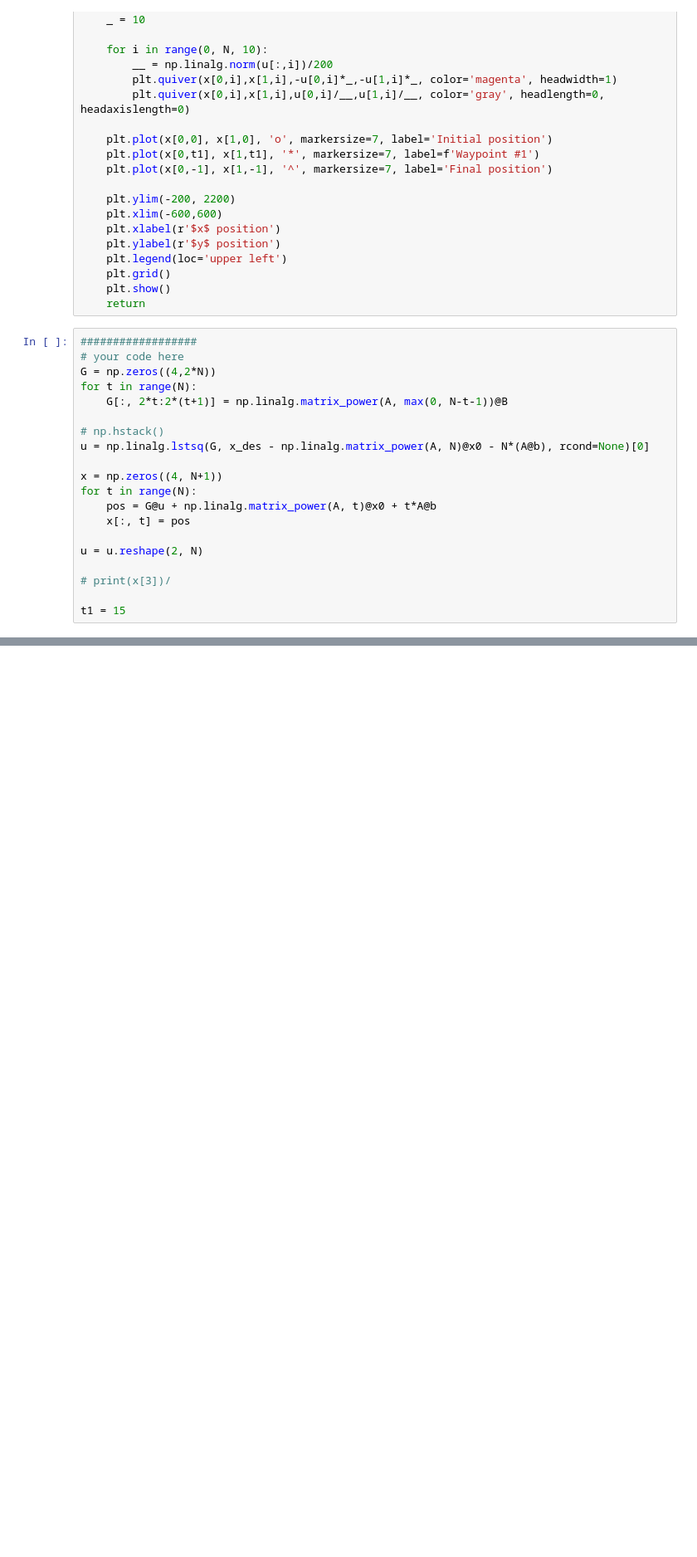
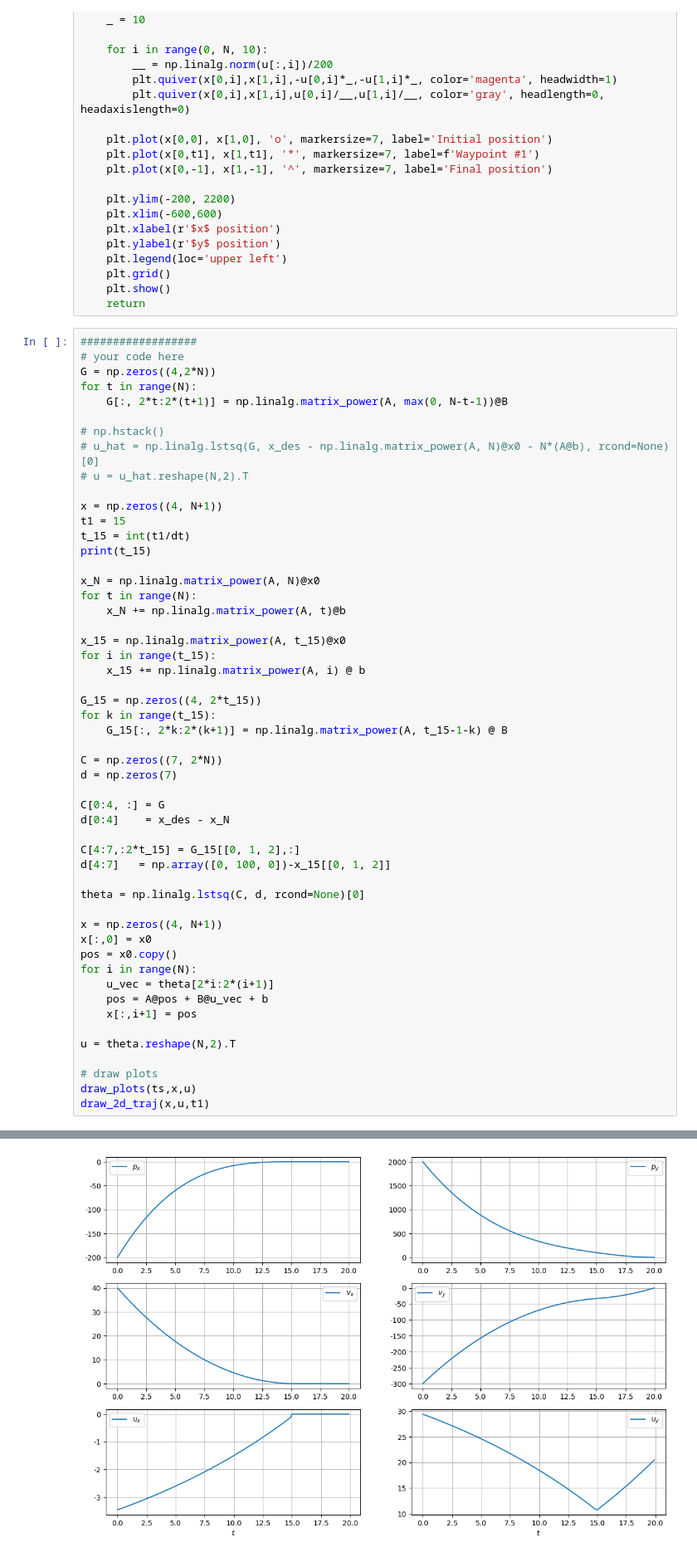
Before and after one commit to kar7mp5/Linear-Algebra-Study, a Jupyter notebook: final_term.ipynb, the cells around one changed output, grey strips where cells are left out. Shown: that part at 83% size. Drawn from its saved outputs; the diff is of its cells as text; blank space fills up the shorter version.

```diff
--- a/final_term.ipynb
+++ b/final_term.ipynb
@@ -197,15 +197,48 @@ for t in range(N):
     G[:, 2*t:2*(t+1)] = np.linalg.matrix_power(A, max(0, N-t-1))@B
 
 # np.hstack()
-u = np.linalg.lstsq(G, x_des - np.linalg.matrix_power(A, N)@x0 - N*(A@b), rcond=None)[0]
+# u_hat = np.linalg.lstsq(G, x_des - np.linalg.matrix_power(A, N)@x0 - N*(A@b), rcond=None)[0]
+# u = u_hat.reshape(N,2).T
 
 x = np.zeros((4, N+1))
+t1 = 15
+t_15 = int(t1/dt)
+print(t_15)
+
+x_N = np.linalg.matrix_power(A, N)@x0
 for t in range(N):
-    pos = G@u + np.linalg.matrix_power(A, t)@x0 + t*A@b
-    x[:, t] = pos
+    x_N += np.linalg.matrix_power(A, t)@b
 
-u = u.reshape(2, N)
+x_15 = np.linalg.matrix_power(A, t_15)@x0
+for i in range(t_15):
+    x_15 += np.linalg.matrix_power(A, i) @ b
 
-# print(x[3])/
+G_15 = np.zeros((4, 2*t_15))
+for k in range(t_15):
+    G_15[:, 2*k:2*(k+1)] = np.linalg.matrix_power(A, t_15-1-k) @ B
 
-t1 = 15
+C = np.zeros((7, 2*N))
+d = np.zeros(7)
+
+C[0:4, :] = G
+d[0:4]    = x_des - x_N
+
+C[4:7,:2*t_15] = G_15[[0, 1, 2],:]
+d[4:7]   = np.array([0, 100, 0])-x_15[[0, 1, 2]]
+
+theta = np.linalg.lstsq(C, d, rcond=None)[0]
+
+x = np.zeros((4, N+1))
+x[:,0] = x0
+pos = x0.copy()
+for i in range(N):
+    u_vec = theta[2*i:2*(i+1)]
+    pos = A@pos + B@u_vec + b
+    x[:,i+1] = pos
+
+u = theta.reshape(N,2).T
+
+# draw plots
+draw_plots(ts,x,u)
+draw_2d_traj(x,u,t1)
+# %% [output]
@@ -211,0 +246 @@ t1 = 15
+[figure, added]
```
Also changed, not shown: parts of 5 cells of this notebook, 3 other files.
